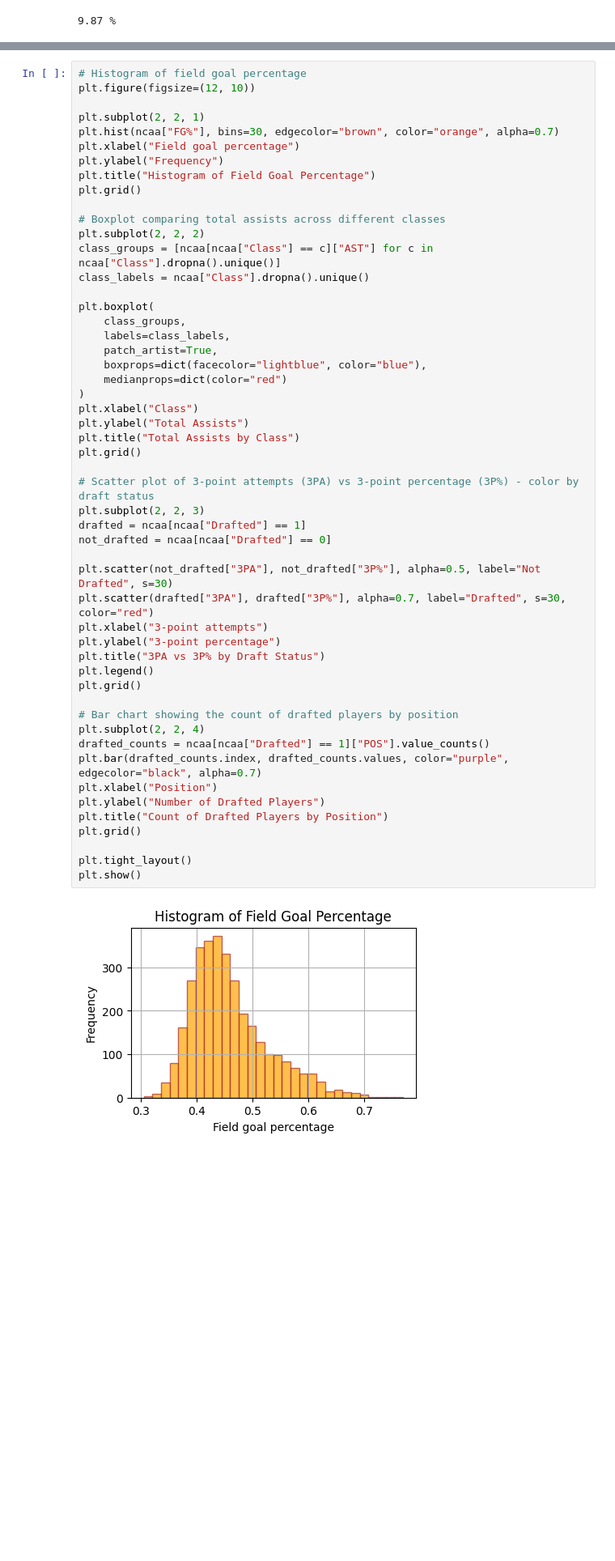
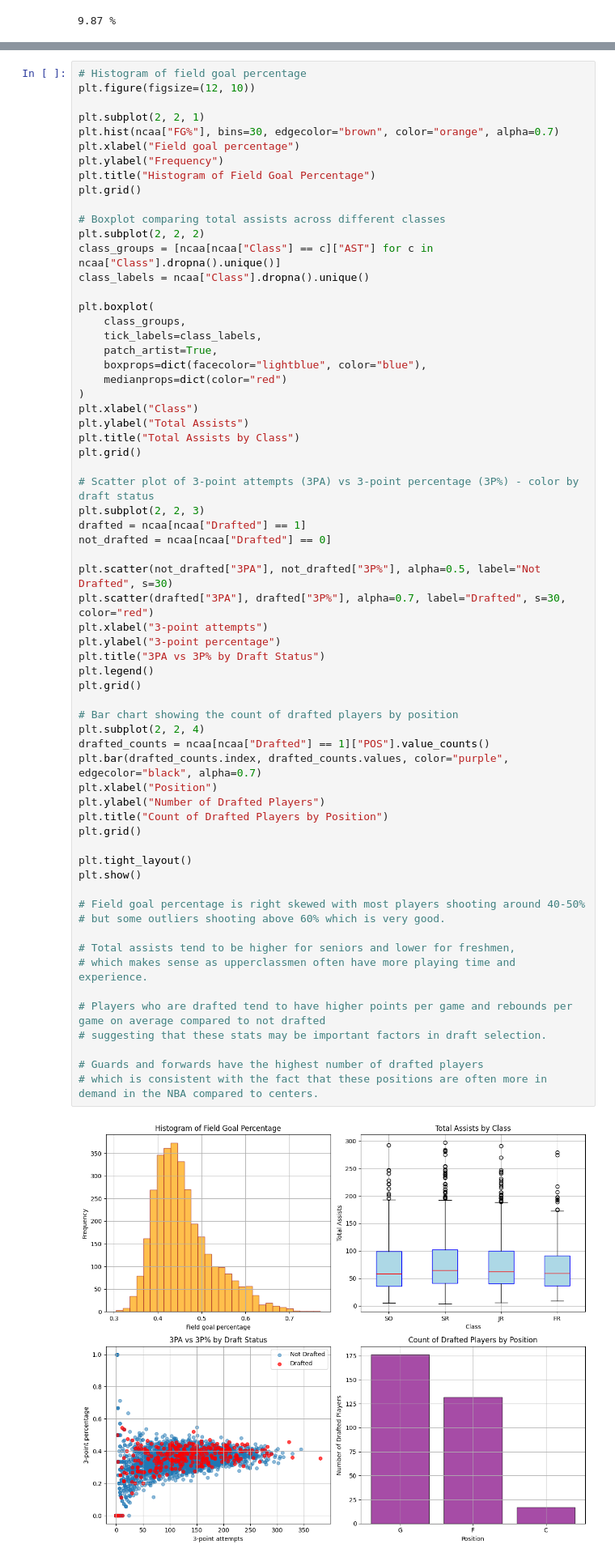
Before and after one commit to MintMena/NBA_Prediction_Model, a Jupyter notebook: Data/EDA.ipynb, the cells around one changed output, grey strips where cells are left out. Shown at 81% size. Cells and saved outputs as stored; diff of their text form; blank space fills up the shorter version.

Commit message:
Improving week 1 graph

```diff
--- a/Data/EDA.ipynb
+++ b/Data/EDA.ipynb
@@ -265,7 +265,7 @@ class_labels = ncaa["Class"].dropna().unique()
 
 plt.boxplot(
     class_groups,
-    labels=class_labels,
+    tick_labels=class_labels,
     patch_artist=True,
     boxprops=dict(facecolor="lightblue", color="blue"),
     medianprops=dict(color="red")
@@ -273,31 +273,43 @@ plt.boxplot(
 plt.xlabel("Class")
 plt.ylabel("Total Assists")
 plt.title("Total Assists by Class")
 plt.grid()
 
 # Scatter plot of 3-point attempts (3PA) vs 3-point percentage (3P%) - color by draft status
 plt.subplot(2, 2, 3)
 drafted = ncaa[ncaa["Drafted"] == 1]
 not_drafted = ncaa[ncaa["Drafted"] == 0]
 
 plt.scatter(not_drafted["3PA"], not_drafted["3P%"], alpha=0.5, label="Not Drafted", s=30)
 plt.scatter(drafted["3PA"], drafted["3P%"], alpha=0.7, label="Drafted", s=30, color="red")
 plt.xlabel("3-point attempts")
 plt.ylabel("3-point percentage")
 plt.title("3PA vs 3P% by Draft Status")
 plt.legend()
 plt.grid()
 
 # Bar chart showing the count of drafted players by position
 plt.subplot(2, 2, 4)
 drafted_counts = ncaa[ncaa["Drafted"] == 1]["POS"].value_counts()
 plt.bar(drafted_counts.index, drafted_counts.values, color="purple", edgecolor="black", alpha=0.7)
 plt.xlabel("Position")
 plt.ylabel("Number of Drafted Players")
 plt.title("Count of Drafted Players by Position")
 plt.grid()
 
 plt.tight_layout()
 plt.show()
+
+# Field goal percentage is right skewed with most players shooting around 40-50%
+# but some outliers shooting above 60% which is very good.
+
+# Total assists tend to be higher for seniors and lower for freshmen,
+# which makes sense as upperclassmen often have more playing time and experience.
+
+# Players who are drafted tend to have higher points per game and rebounds per game on average compared to not drafted
+# suggesting that these stats may be important factors in draft selection.
+
+# Guards and forwards have the highest number of drafted players
+# which is consistent with the fact that these positions are often more in demand in the NBA compared to centers.
 # %% [output]
-[figure, old version]
+[figure, new version]
```
Also changed, not shown: parts of 3 cells of this notebook, 1 other file.
